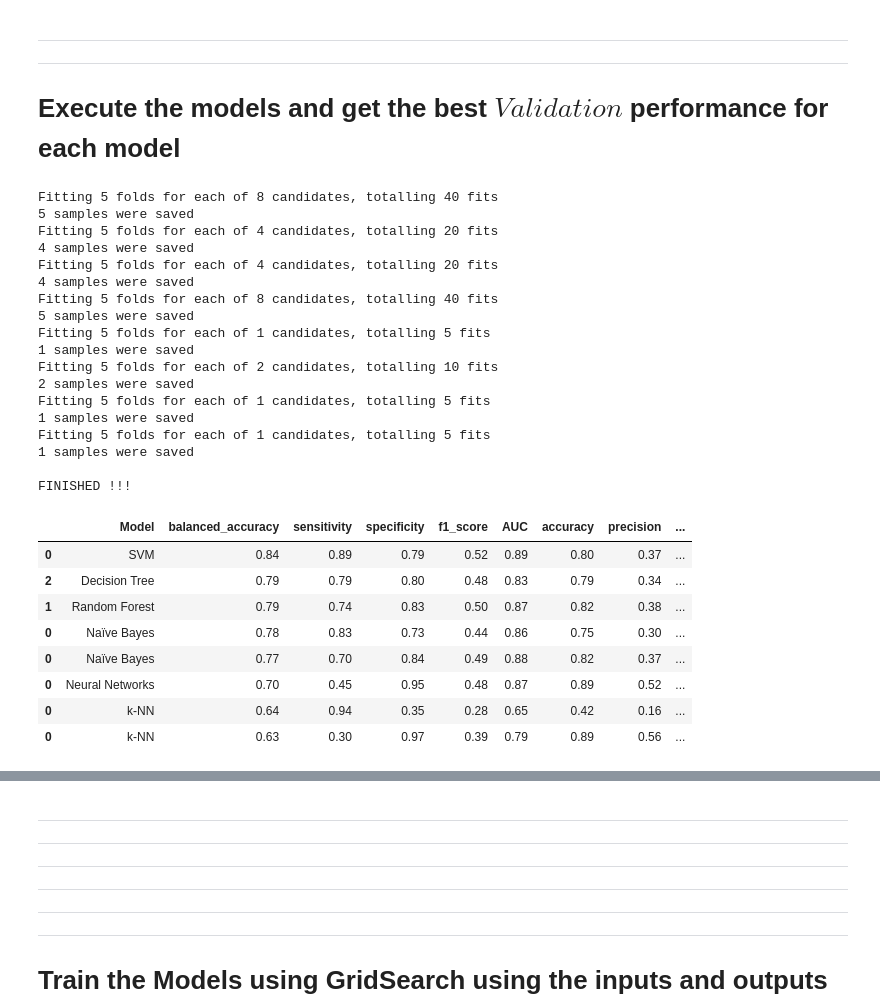
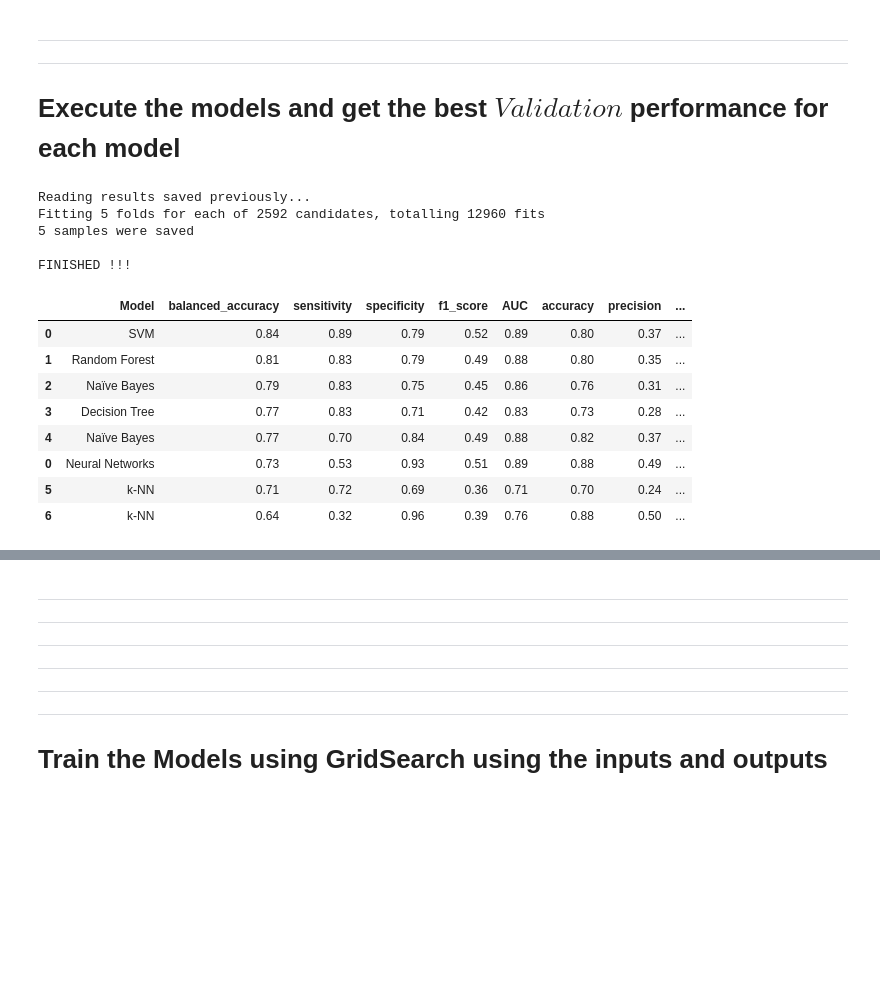
Before and after one commit to fabianopapaiz/als_prognosis_using_ensemble_imbalance, a Jupyter notebook: 05_Train_Validate_Models/05.10.1 - Single-Model Scenario - Train Models using Grid Search.ipynb, the cells around one changed output, grey strips where cells are left out. Cells and saved outputs as stored; diff of their text form; code cells hidden in the pictures; blank space fills up the shorter version.

Commit message:
exec_results_Single_Model_without_Diagnosis_Delay

```diff
--- a/05_Train_Validate_Models/05.10.1 - Single-Model Scenario - Train Models using Grid Search.ipynb
+++ b/05_Train_Validate_Models/05.10.1 - Single-Model Scenario - Train Models using Grid Search.ipynb
@@ -79,11 +81,8 @@ df_performances = None
 csv_performances_saved = os.path.abspath('exec_results/_best_results_Single_Model.csv')
 
 
-i = 1
-
-
 # verify if already exists an CSV with the results
-overwrite_results_saved_previously = True
+overwrite_results_saved_previously = False
 
 if os.path.exists(csv_performances_saved) and overwrite_results_saved_previously==False:
     print('Reading results saved previously...')
@@ -93,17 +92,18 @@ else:
 
 
 testing = True
-# testing = False
+testing = False
 
 grid_configs = [
-    utils_exec_models_new.create_models_SVM_grid(testing=testing),
-    utils_exec_models_new.create_models_DT_grid(testing=testing),
-    utils_exec_models_new.create_models_RF_grid(testing=testing),
+#     utils_exec_models_new.create_models_NB_Gaussian_grid(testing=testing),
+#     utils_exec_models_new.create_models_NB_Complement_grid(testing=testing),
+#     utils_exec_models_new.create_models_kNN_grid(testing=testing),
+#     utils_exec_models_new.create_models_RadiusNN_grid(testing=testing),
+#     utils_exec_models_new.create_models_DT_grid(testing=testing),
+#     utils_exec_models_new.create_models_SVM_grid(testing=testing),
+
+#     utils_exec_models_new.create_models_RF_grid(testing=testing),
     utils_exec_models_new.create_models_NN_grid(qty_features=X_train.shape[1], testing=testing),
-    utils_exec_models_new.create_models_GaussianNB_grid(testing=testing),
-    utils_exec_models_new.create_models_ComplementNB_grid(testing=testing),
-    utils_exec_models_new.create_models_kNN_grid(testing=testing),
-    utils_exec_models_new.create_models_RadiusNN_grid(testing=testing),
 ]
 
 additionals_info = []
@@ -128,54 +128,41 @@ for classifier, param_grid in grid_configs:
     additionals_info.append(add_info)
 
     classifier_name = utils_exec_models_new.get_classifier_class_name(classifier)
 
     #save the best performance for the current classifier
-    csv_file = os.path.abspath(f'exec_results/results_{classifier_name}.csv')
+    csv_file = os.path.abspath(f'exec_results/top_results_{classifier_name}.csv')
     utils.save_to_csv(df=df_performances_detailed, csv_file=csv_file)
 
     # Store additional_info data (serialize)
     pickle_file = os.path.abspath(f'exec_results/best_model_add_info_{classifier_name}.pickle')
     with open(pickle_file, 'wb') as handle:
         pickle.dump(add_info, handle) #, protocol=pickle.HIGHEST_PROTOCOL)
 
 
 print()
 print('FINISHED !!!')
 
 # sort the performances
 df_performances = utils_exec_models_new.sort_performances_results(df=df_performances,)
 
 #show all results
 display(df_performances)
 
 # save the results
 utils.save_to_csv(df=df_performances, csv_file=csv_performances_saved)
 # %% [output]
-Fitting 5 folds for each of 8 candidates, totalling 40 fits
+Reading results saved previously...
+Fitting 5 folds for each of 2592 candidates, totalling 12960 fits
 5 samples were saved
-Fitting 5 folds for each of 4 candidates, totalling 20 fits
-4 samples were saved
-Fitting 5 folds for each of 4 candidates, totalling 20 fits
-4 samples were saved
-Fitting 5 folds for each of 8 candidates, totalling 40 fits
-5 samples were saved
-Fitting 5 folds for each of 1 candidates, totalling 5 fits
-1 samples were saved
-Fitting 5 folds for each of 2 candidates, totalling 10 fits
-2 samples were saved
-Fitting 5 folds for each of 1 candidates, totalling 5 fits
-1 samples were saved
-Fitting 5 folds for each of 1 candidates, totalling 5 fits
-1 samples were saved
 
 FINISHED !!!
 |  | Model | balanced_accuracy | sensitivity | specificity | f1_score | AUC | accuracy | precision | ... |
 | 0 | SVM | 0.84 | 0.89 | 0.79 | 0.52 | 0.89 | 0.80 | 0.37 | ... |
-| 2 | Decision Tree | 0.79 | 0.79 | 0.80 | 0.48 | 0.83 | 0.79 | 0.34 | ... |
-| 1 | Random Forest | 0.79 | 0.74 | 0.83 | 0.50 | 0.87 | 0.82 | 0.38 | ... |
-| 0 | Naïve Bayes | 0.78 | 0.83 | 0.73 | 0.44 | 0.86 | 0.75 | 0.30 | ... |
-| 0 | Naïve Bayes | 0.77 | 0.70 | 0.84 | 0.49 | 0.88 | 0.82 | 0.37 | ... |
-| 0 | Neural Networks | 0.70 | 0.45 | 0.95 | 0.48 | 0.87 | 0.89 | 0.52 | ... |
-| 0 | k-NN | 0.64 | 0.94 | 0.35 | 0.28 | 0.65 | 0.42 | 0.16 | ... |
-| 0 | k-NN | 0.63 | 0.30 | 0.97 | 0.39 | 0.79 | 0.89 | 0.56 | ... |
+| 1 | Random Forest | 0.81 | 0.83 | 0.79 | 0.49 | 0.88 | 0.80 | 0.35 | ... |
+| 2 | Naïve Bayes | 0.79 | 0.83 | 0.75 | 0.45 | 0.86 | 0.76 | 0.31 | ... |
+| 3 | Decision Tree | 0.77 | 0.83 | 0.71 | 0.42 | 0.83 | 0.73 | 0.28 | ... |
+| 4 | Naïve Bayes | 0.77 | 0.70 | 0.84 | 0.49 | 0.88 | 0.82 | 0.37 | ... |
+| 0 | Neural Networks | 0.73 | 0.53 | 0.93 | 0.51 | 0.89 | 0.88 | 0.49 | ... |
+| 5 | k-NN | 0.71 | 0.72 | 0.69 | 0.36 | 0.71 | 0.70 | 0.24 | ... |
+| 6 | k-NN | 0.64 | 0.32 | 0.96 | 0.39 | 0.76 | 0.88 | 0.50 | ... |
 8 samples were saved
```
Also changed, not shown: parts of 2 cells of this notebook, 32 other files.
